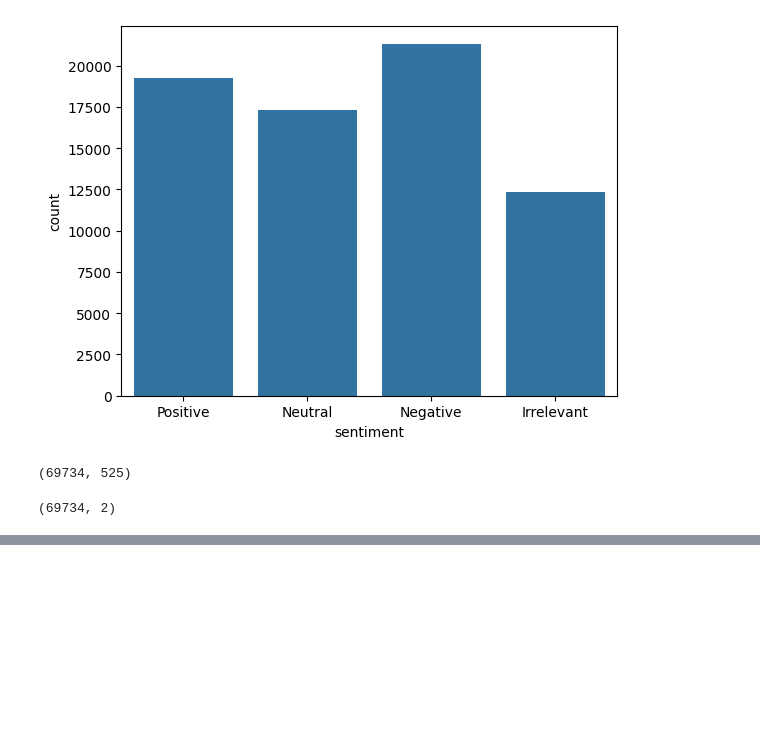
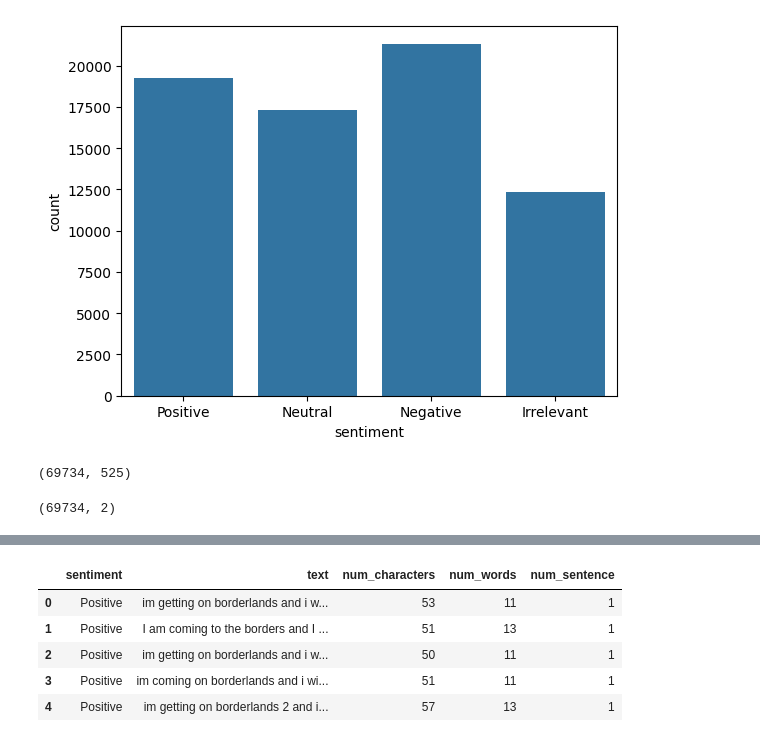
Before and after one commit to Abhishek-guptaaa/Tweete_analysis, a Jupyter notebook: experiment.ipynb, the cells around one changed output, grey strips where cells are left out. Cells and saved outputs as stored; diff of their text form; code cells hidden in the pictures; blank space fills up the shorter version.

```diff
--- a/experiment.ipynb
+++ b/experiment.ipynb
@@ -87,0 +100,9 @@ df['text'].apply(lambda x: nltk.len)
+# %%
+df.head()
+# %% [output]
+|  | sentiment | text | num_characters | num_words | num_sentence |
+| 0 | Positive | im getting on borderlands and i w... | 53 | 11 | 1 |
+| 1 | Positive | I am coming to the borders and I ... | 51 | 13 | 1 |
+| 2 | Positive | im getting on borderlands and i w... | 50 | 11 | 1 |
+| 3 | Positive | im coming on borderlands and i wi... | 51 | 11 | 1 |
+| 4 | Positive | im getting on borderlands 2 and i... | 57 | 13 | 1 |
```
Also changed, not shown: parts of 14 cells of this notebook.
